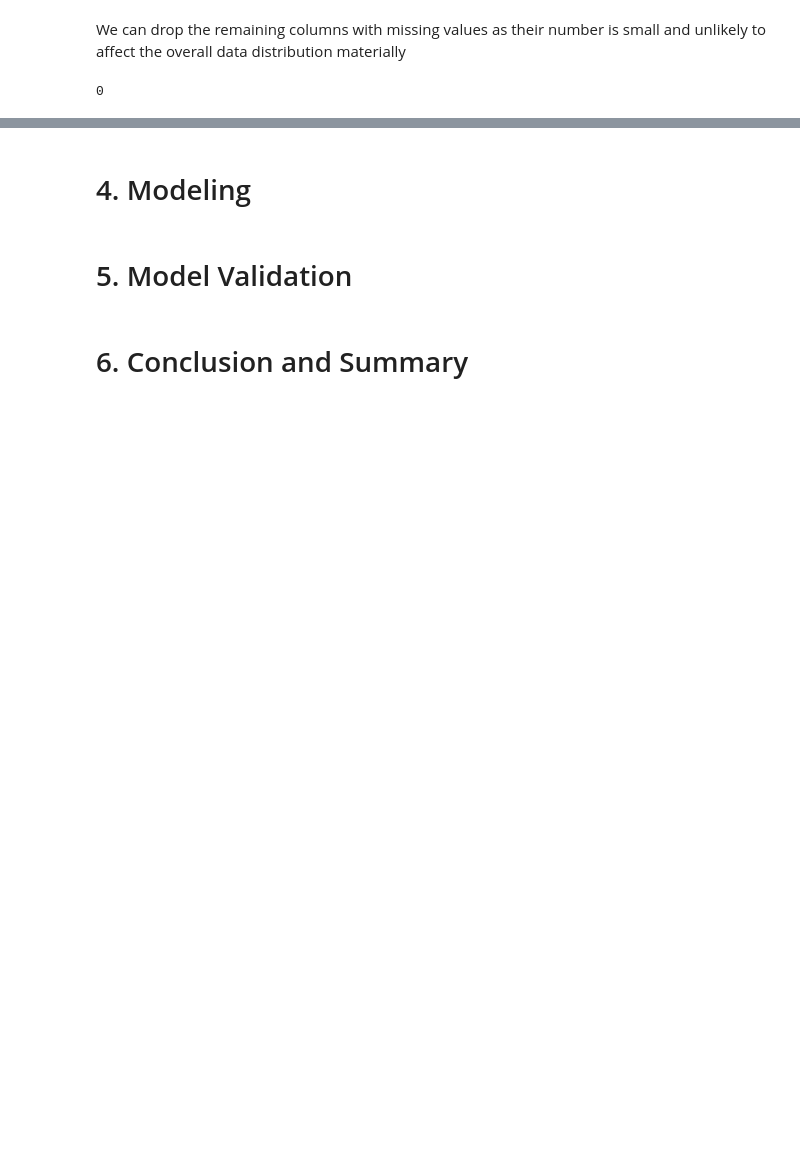
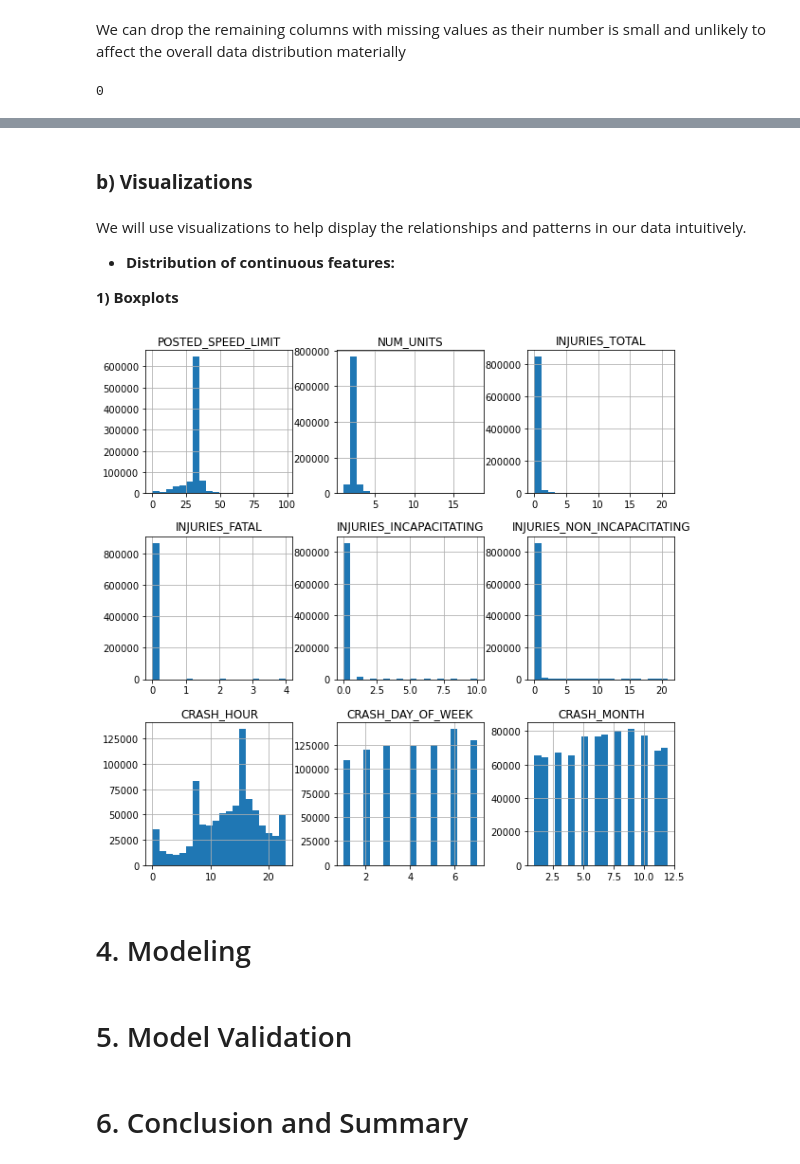
Before and after one commit to MMJGGR/Phase_4_Project, a Jupyter notebook: index.ipynb, the cells around one changed output, grey strips where cells are left out. Drawn from its saved outputs; the diff is of its cells as text; code cells hidden in the pictures; blank space fills up the shorter version.

```diff
--- a/index.ipynb
+++ b/index.ipynb
@@ -259,3 +293,17 @@ We have 22 categorical columns and 12 continuous columns
+# %% [markdown]
+### **b) Visualizations**
+# %% [markdown]
+We will use visualizations to help display the relationships and patterns in our data intuitively.
+
+- **Distribution of continuous features:**
+
+**1) Boxplots**
+# %%
+import matplotlib.pyplot as plt
+relevant_data[continuous_columns].hist(figsize=(10, 10), bins=20)
+plt.show()
+# %% [output]
+[figure, added]
 # %% [markdown]
 # 4. Modeling
 # %% [markdown]
```
Also changed, not shown: parts of 26 cells of this notebook.
